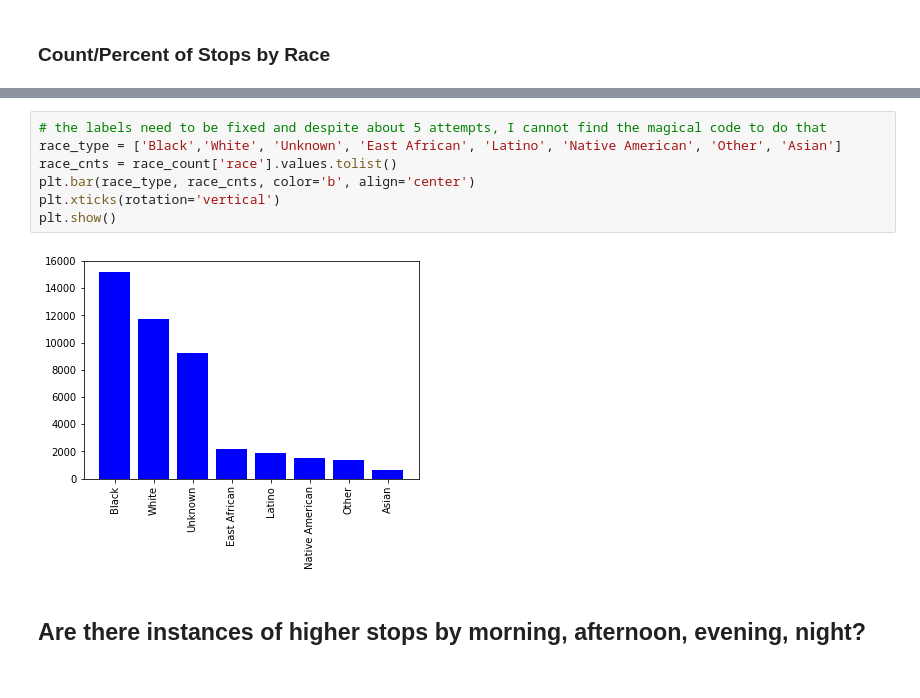
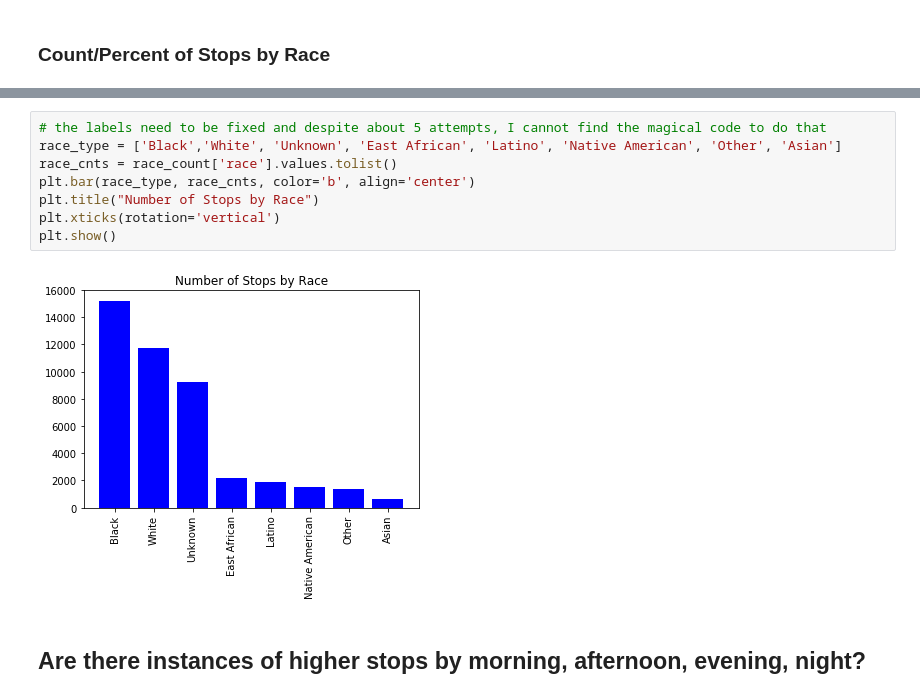
Before and after one commit to elu267/Project_GroupF, a Jupyter notebook: MN_Stop_Data.ipynb, the cells around one changed output, grey strips where cells are left out. Cells and saved outputs as stored; diff of their text form.

```diff
--- a/MN_Stop_Data.ipynb
+++ b/MN_Stop_Data.ipynb
@@ -177,12 +176,13 @@ plt.show()
 # %%
 # the labels need to be fixed and despite about 5 attempts, I cannot find the magical code to do that
 race_type = ['Black','White', 'Unknown', 'East African', 'Latino', 'Native American', 'Other', 'Asian']
 race_cnts = race_count['race'].values.tolist()
 plt.bar(race_type, race_cnts, color='b', align='center')
+plt.title("Number of Stops by Race")
 plt.xticks(rotation='vertical')
 plt.show()
 # %% [output]
-[figure, old version]
+[figure, new version]
 # %% [markdown]
 ## Are there instances of higher stops by morning, afternoon, evening, night?
 # %%
```
Also changed, not shown: parts of 3 cells of this notebook.
